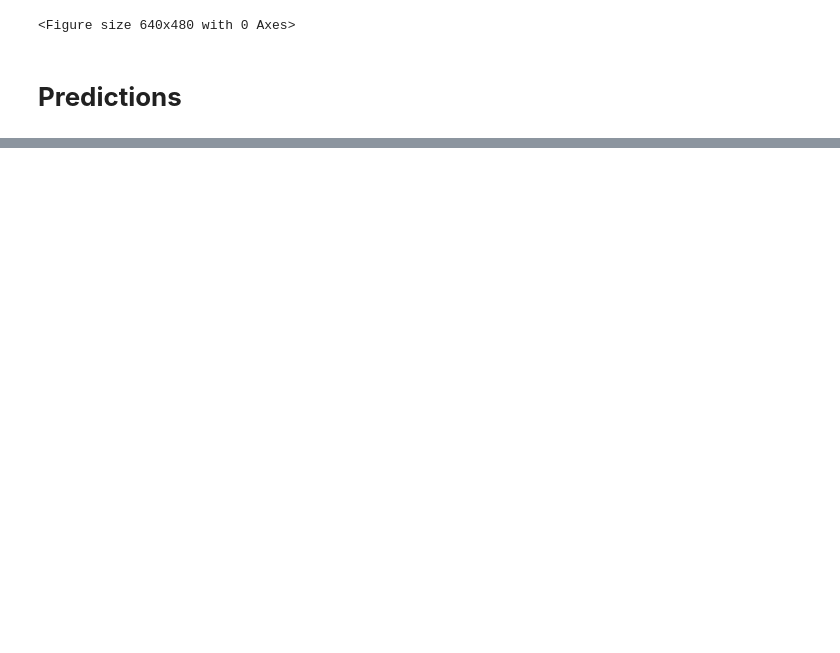
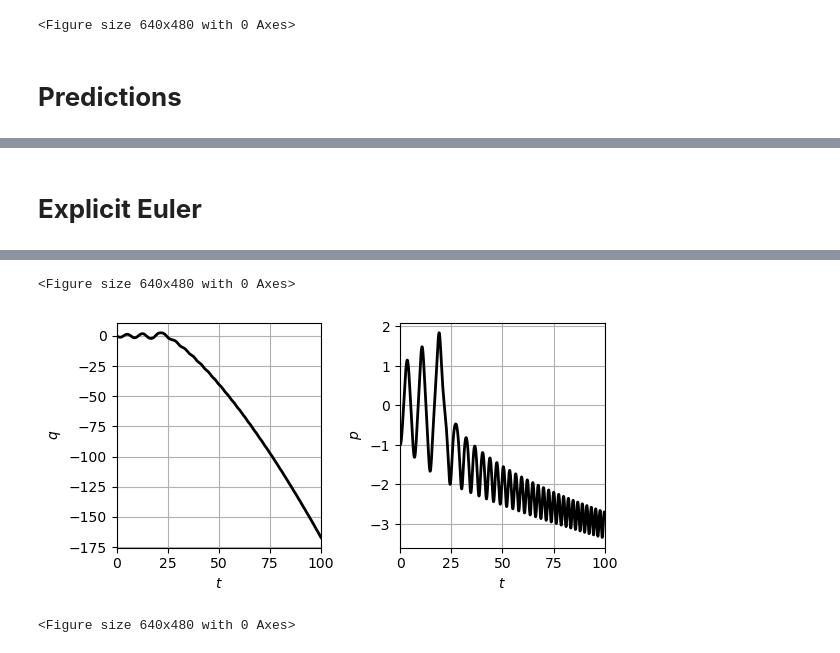
Before and after one commit to AlphaGergedan/Random-HNN, a Jupyter notebook: notebooks/integration/single_pendulum.ipynb, the cells around one changed output, grey strips where cells are left out. Cells and saved outputs as stored; diff of their text form; code cells hidden in the pictures; blank space fills up the shorter version.

```diff
--- a/notebooks/integration/single_pendulum.ipynb
+++ b/notebooks/integration/single_pendulum.ipynb
@@ -250,0 +283,28 @@ plot_predicted_trajectory_energy(t_span, t_eval, energy_true, energy_elm, energy
+# %% [markdown]
+# **Explicit Euler**
+# %%
+explicit_euler = ExplicitEuler()
+
+# use the same params as used in rk45
+dt = (t_span[1] - t_span[0]) / n_steps
+
+# t_eval is already defined before while integratin with rk45
+traj_true = np.array([y0])
+for i in range(n_steps-1):
+    y_next = explicit_euler.step(traj_true[-1].reshape(1,-1), dH, dt)
+    traj_true = np.append(traj_true, y_next, axis=0)
+
+print(f"lim for q: [{q_train_lim_start}, {q_train_lim_end}]")
+print(f"lim for p: [{p_train_lim_start}, {p_train_lim_end}]")
+if np.any(traj_true[:,0] < q_train_lim_start):
+    print(f"WARNING: found q={np.min(traj_true[:,0])}, which is out of bounds for this experiment")
+elif np.any(traj_true[:,0] > q_train_lim_end):
+    print(f"WARNING: found q={np.max(traj_true[:,0])}, which is out of bounds for this experiment")
+
+if np.any(traj_true[:,1] < p_train_lim_start):
+    print(f"WARNING: found p={np.min(traj_true[:,1])}, which is out of bounds for this experiment")
+elif np.any(traj_true[:,1] > p_train_lim_end):
+    print(f"WARNING: found p={np.max(traj_true[:,1])}, which is out of bounds for this experiment")
+
+plot_ground_truth_trajectory_2d(t_span, t_eval, traj_true, verbose=True, save='single_pendulum_ground_truth_integration_explicit_euler.pdf', linewidth=2)
+# %% [output]
@@ -250,0 +315,3 @@ plot_predicted_trajectory_energy(t_span, t_eval, energy_true, energy_elm, energy
+<Figure size 640x480 with 0 Axes>
+[figure, added]
+<Figure size 640x480 with 0 Axes>
```
Also changed, not shown: parts of 8 cells of this notebook.
